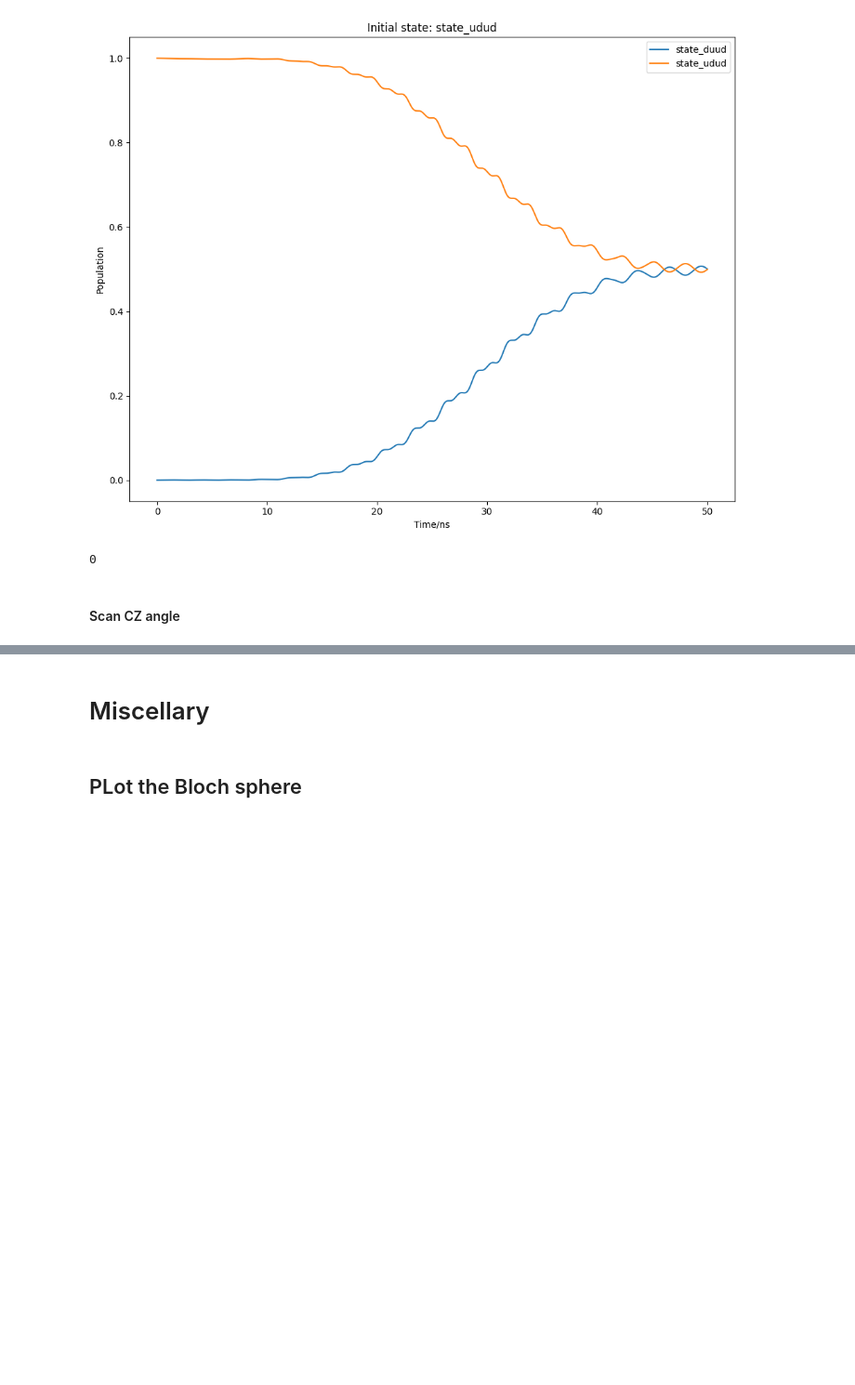
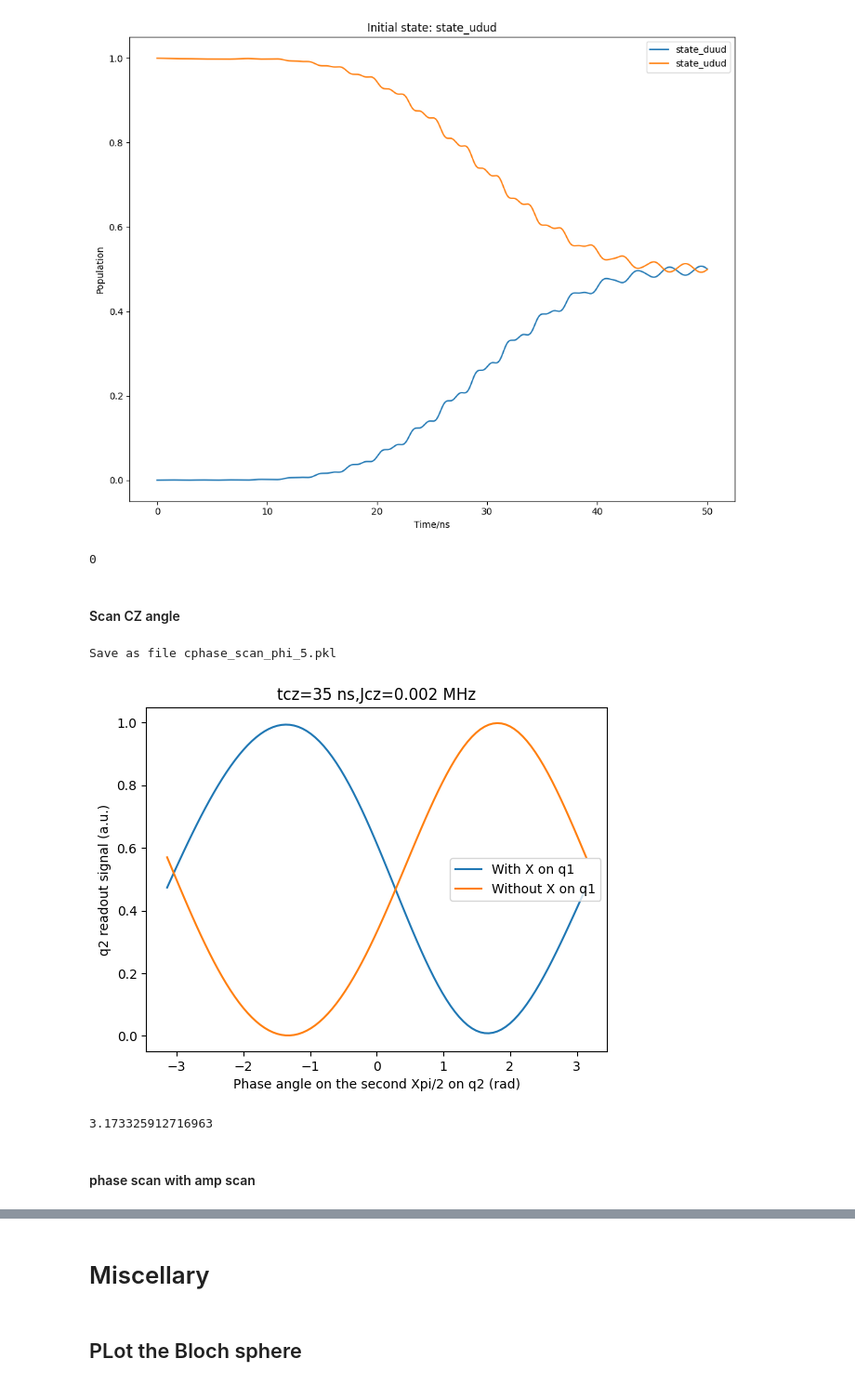
Before and after one commit to RunawayFancy/QuSim, a Jupyter notebook: Tutorial/arb_qubit_tutorial/ST0_qubit/erasure_qubit/erasure_qubit_NewVer.ipynb, the cells around one changed output, grey strips where cells are left out. Shown at 93% size. Cells and saved outputs as stored; diff of their text form; code cells hidden in the pictures; blank space fills up the shorter version.

Commit message:
Update data saving instruction

```diff
--- a/Tutorial/arb_qubit_tutorial/ST0_qubit/erasure_qubit/erasure_qubit_NewVer.ipynb
+++ b/Tutorial/arb_qubit_tutorial/ST0_qubit/erasure_qubit/erasure_qubit_NewVer.ipynb
@@ -589,8 +590,8 @@ pl.plot_population_evolution(_system_arb, result_list, simulation_option, intere
 # %% [markdown]
 #### Scan CZ angle
 # %%
-tcz = 36;
-J23_bias = 5.152e-3
+tcz = 35;
+J23_bias = 2e-3#5.152e-3
 tg = 50
 amp1 = 1.01/(2*tg) # pi
 amp2 = 0.504/(2*tg) # pi/2
@@ -720,14 +721,30 @@ data = {
     'config': {'option': simulation_option, 'tcz': tcz, 'tg': tg, 'cz_amp': J23_bias,'pi_amp': amp1, 'pi/2_amp': amp2},
     'data': {'data': [q2_signal_lst, q2_signal_lst_withoutX], 'label': ['q2_signal_lst', 'q2_signal_lst_withoutX']}
 }
-pickle.dump(data, open('../../../../Data/erasure_qubit/'))
+qsv.save('cphase_scan_phi',data=data)
+# %% [output]
+Save as file cphase_scan_phi_5.pkl
 # %%
-%matplotlib qt
+from scipy.signal import find_peaks
+peaks_with_X, _ = find_peaks(q2_signal_lst)
+peaks_without_X, _ = find_peaks(q2_signal_lst_withoutX)
+first_peak_with_X = phase_scan_rng[peaks_with_X][0]
+first_peak_without_X = phase_scan_rng[peaks_without_X][0]
+
+horizontal_shift = np.abs(first_peak_with_X - first_peak_without_X)
+
+%matplotlib inline
 plt.figure()
 plt.plot(phase_scan_rng, q2_signal_lst, label="With X on q1")
 plt.plot(phase_scan_rng, q2_signal_lst_withoutX, label="Without X on q1")
 plt.xlabel("Phase angle on the second Xpi/2 on q2 (rad)")
 plt.ylabel(r"q2 readout signal (a.u.)")
 plt.legend()
 plt.title(f"tcz={tcz} ns,Jcz={J23_bias} MHz")
 plt.show()
+horizontal_shift
+# %% [output]
+[figure, added]
+3.173325912716963
+# %% [markdown]
+#### phase scan with amp scan
```
Also changed, not shown: parts of 9 cells of this notebook, 4 other files.
